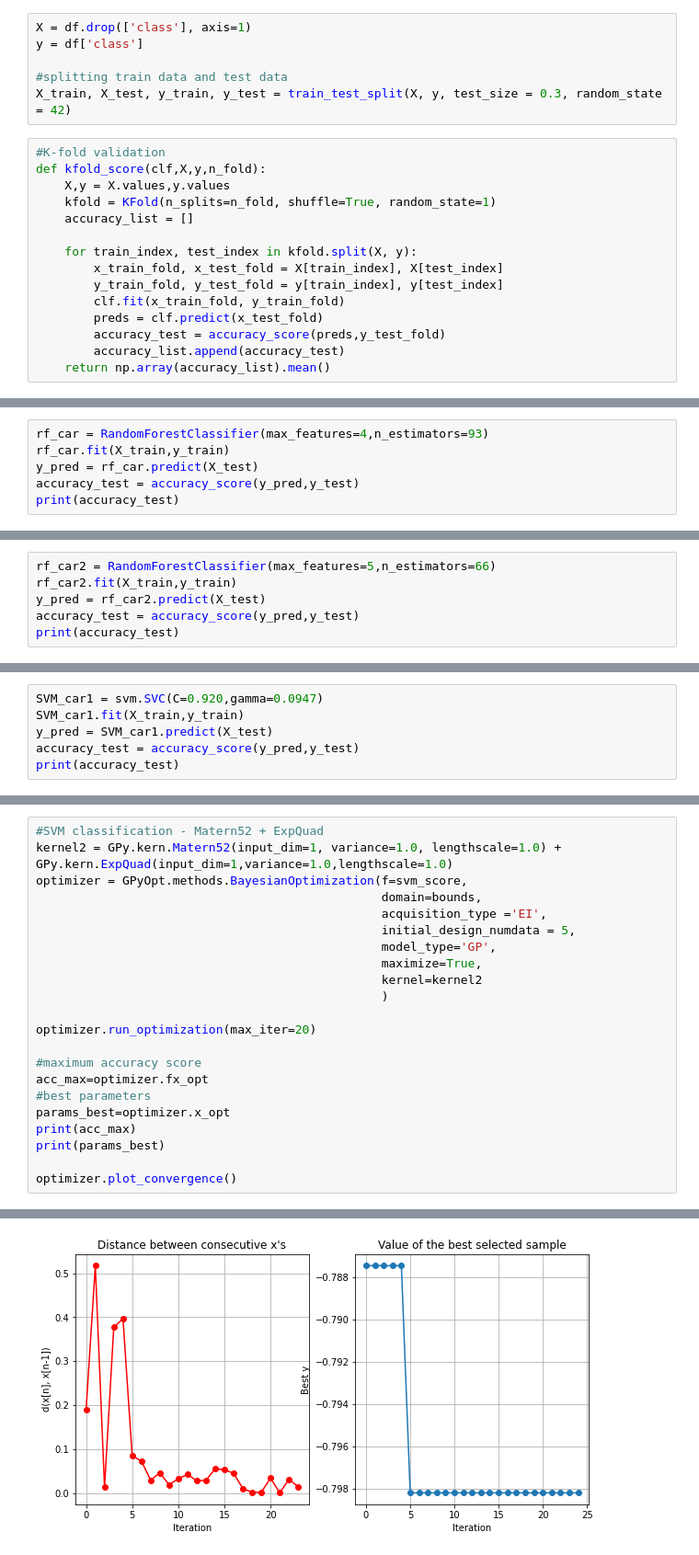
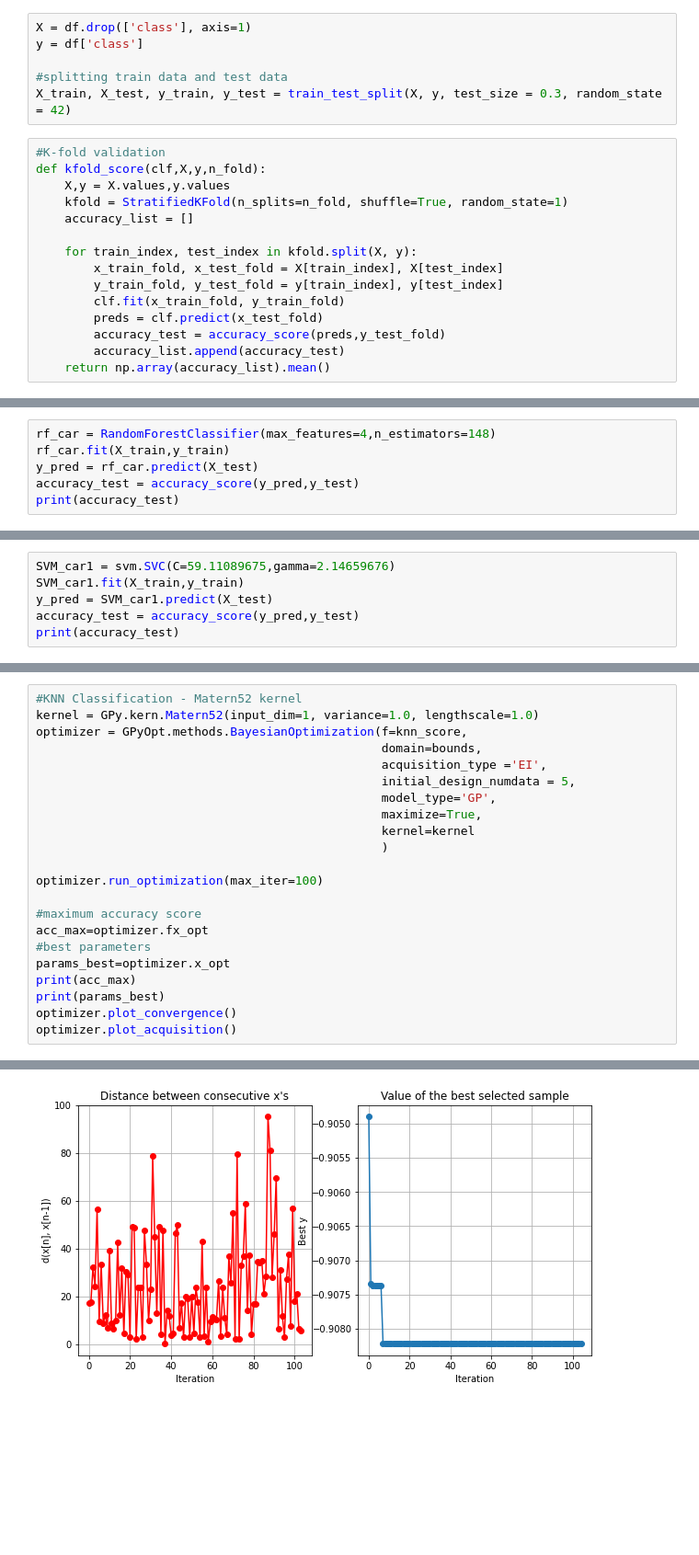
Before and after one commit to shin0105/4YP, a Jupyter notebook: UCI_dataset_classification_car_withplots.ipynb, the cells around one changed output, grey strips where cells are left out. Shown: that part at 92% size. Drawn from its saved outputs; the diff is of its cells as text; blank space fills up the shorter version.

```diff
--- a/UCI_dataset_classification_car_withplots.ipynb
+++ b/UCI_dataset_classification_car_withplots.ipynb
@@ -128,7 +52,7 @@ X_train, X_test, y_train, y_test = train_test_split(X, y, test_size = 0.3, rando
 #K-fold validation
 def kfold_score(clf,X,y,n_fold):
     X,y = X.values,y.values
-    kfold = KFold(n_splits=n_fold, shuffle=True, random_state=1)
+    kfold = StratifiedKFold(n_splits=n_fold, shuffle=True, random_state=1)
     accuracy_list = []
 
     for train_index, test_index in kfold.split(X, y):
@@ -223,5 +133,5 @@ plt.show()
 # %%
-rf_car = RandomForestClassifier(max_features=4,n_estimators=93)
+rf_car = RandomForestClassifier(max_features=4,n_estimators=148)
 rf_car.fit(X_train,y_train)
 y_pred = rf_car.predict(X_test)
 accuracy_test = accuracy_score(y_pred,y_test)
@@ -272,6 +182,0 @@ optimizer.plot_convergence()
-# %%
-rf_car2 = RandomForestClassifier(max_features=5,n_estimators=66)
-rf_car2.fit(X_train,y_train)
-y_pred = rf_car2.predict(X_test)
-accuracy_test = accuracy_score(y_pred,y_test)
-print(accuracy_test)
@@ -344,5 +189,5 @@ sns.scatterplot(x=SVM1_C,y=SVM1_g,hue=SVM1_score)
 # %%
-SVM_car1 = svm.SVC(C=0.920,gamma=0.0947)
+SVM_car1 = svm.SVC(C=59.11089675,gamma=2.14659676)
 SVM_car1.fit(X_train,y_train)
 y_pred = SVM_car1.predict(X_test)
 accuracy_test = accuracy_score(y_pred,y_test)
@@ -352,16 +217,16 @@ print(accuracy_test)
 # %%
-#SVM classification - Matern52 + ExpQuad
-kernel2 = GPy.kern.Matern52(input_dim=1, variance=1.0, lengthscale=1.0) + GPy.kern.ExpQuad(input_dim=1,variance=1.0,lengthscale=1.0)
-optimizer = GPyOpt.methods.BayesianOptimization(f=svm_score,
+#KNN Classification - Matern52 kernel
+kernel = GPy.kern.Matern52(input_dim=1, variance=1.0, lengthscale=1.0)
+optimizer = GPyOpt.methods.BayesianOptimization(f=knn_score,
                                                 domain=bounds,
                                                 acquisition_type ='EI',
                                                 initial_design_numdata = 5,
                                                 model_type='GP',
                                                 maximize=True,
-                                                kernel=kernel2
+                                                kernel=kernel
                                                 )
 
-optimizer.run_optimization(max_iter=20)
+optimizer.run_optimization(max_iter=100)
 
 #maximum accuracy score
 acc_max=optimizer.fx_opt
@@ -369,6 +234,6 @@ acc_max=optimizer.fx_opt
 params_best=optimizer.x_opt
 print(acc_max)
 print(params_best)
-
 optimizer.plot_convergence()
+optimizer.plot_acquisition()
 # %% [output]
@@ -392 +242 @@ optimizer.plot_convergence()
-[figure, old version]
+[figure, new version]
```
Also changed, not shown: parts of 32 cells of this notebook.
